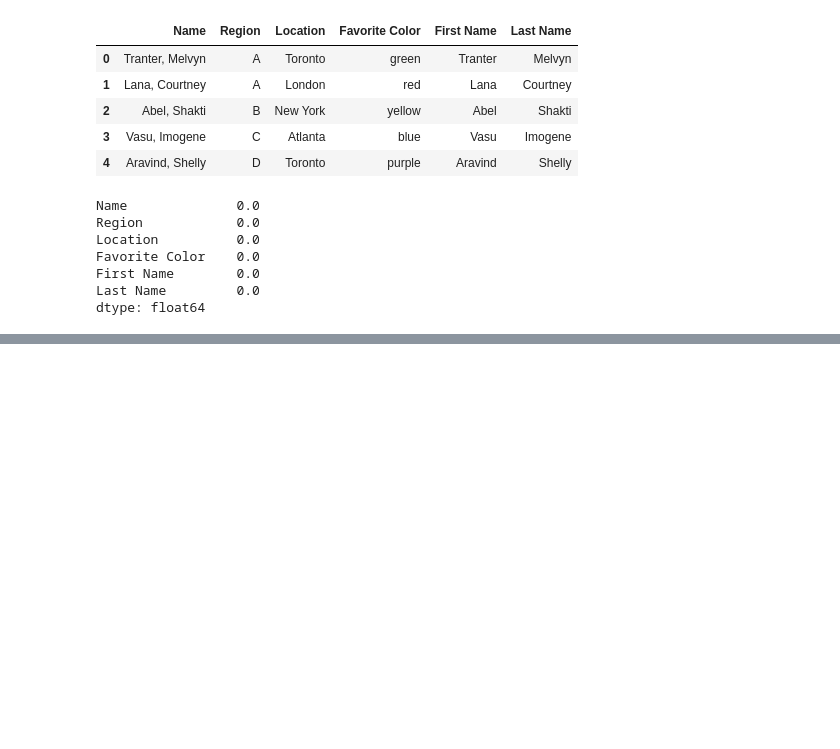
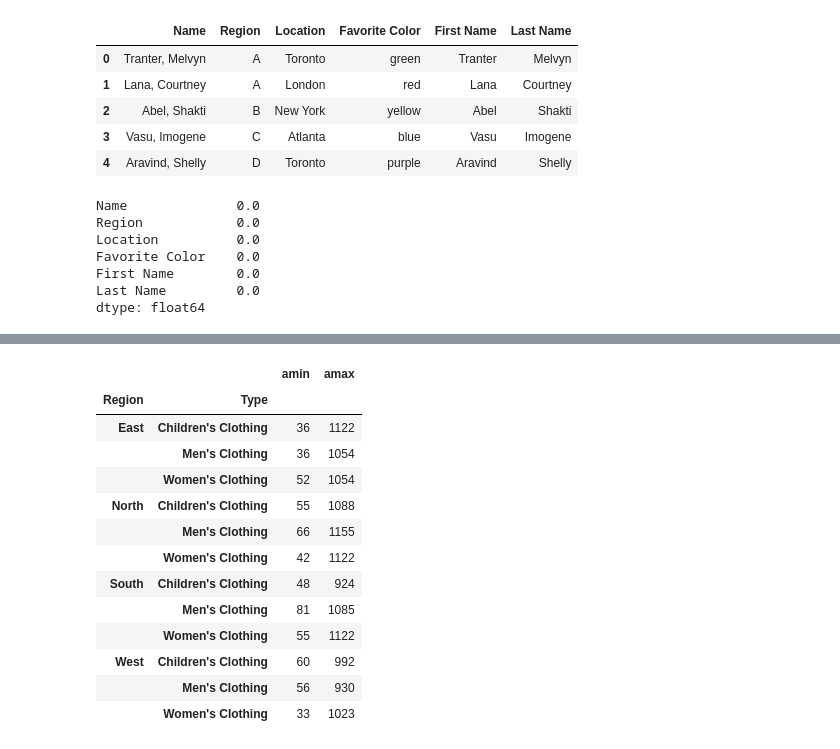
Before and after one commit to RojaCM/PYTHON-CONCEPTS, a Jupyter notebook: PANDAS.ipynb, the cells around one changed output, grey strips where cells are left out. Cells and saved outputs as stored; diff of their text form; code cells hidden in the pictures; blank space fills up the shorter version.

```diff
--- a/PANDAS.ipynb
+++ b/PANDAS.ipynb
@@ -1170,0 +1227,18 @@ dtype: float64
+# %%
+import numpy as np
+df.groupby(['Region','Type'])['Sales'].agg([np.min,np.max])
+# %% [output]
+|  |  | amin | amax |
+| Region | Type |  |  |
+| East | Children's Clothing | 36 | 1122 |
+|  | Men's Clothing | 36 | 1054 |
+|  | Women's Clothing | 52 | 1054 |
+| North | Children's Clothing | 55 | 1088 |
+|  | Men's Clothing | 66 | 1155 |
+|  | Women's Clothing | 42 | 1122 |
+| South | Children's Clothing | 48 | 924 |
+|  | Men's Clothing | 81 | 1085 |
+|  | Women's Clothing | 55 | 1122 |
+| West | Children's Clothing | 60 | 992 |
+|  | Men's Clothing | 56 | 930 |
+|  | Women's Clothing | 33 | 1023 |
```
Also changed, not shown: parts of 21 cells of this notebook.
